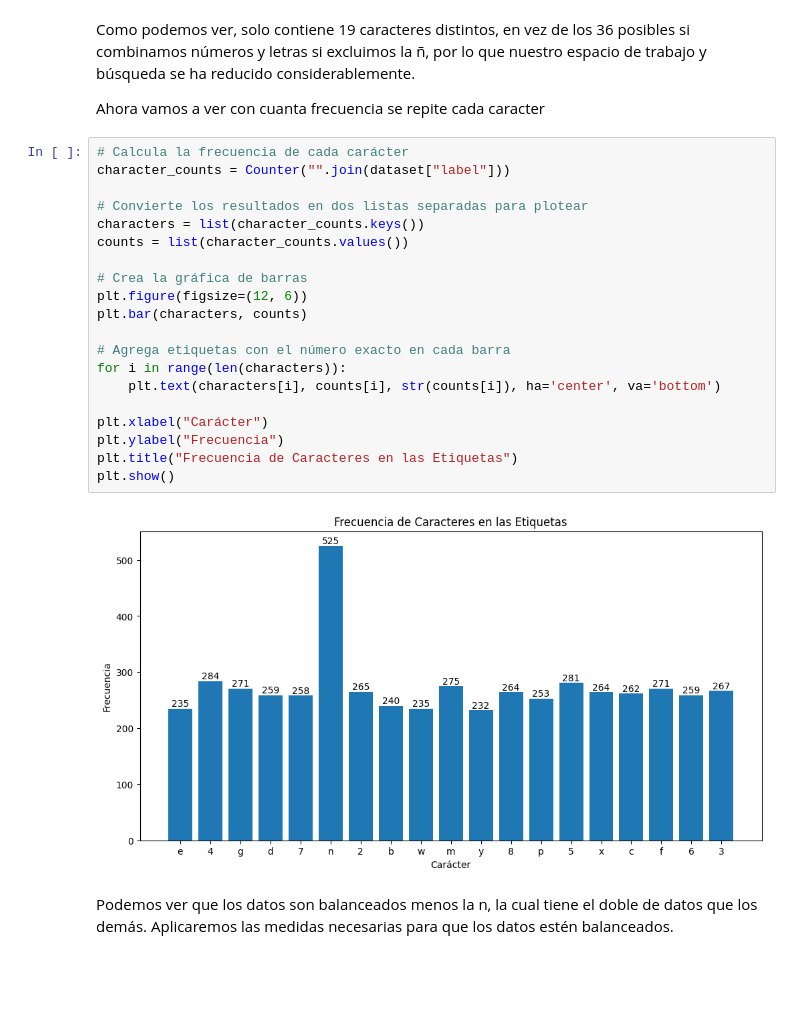
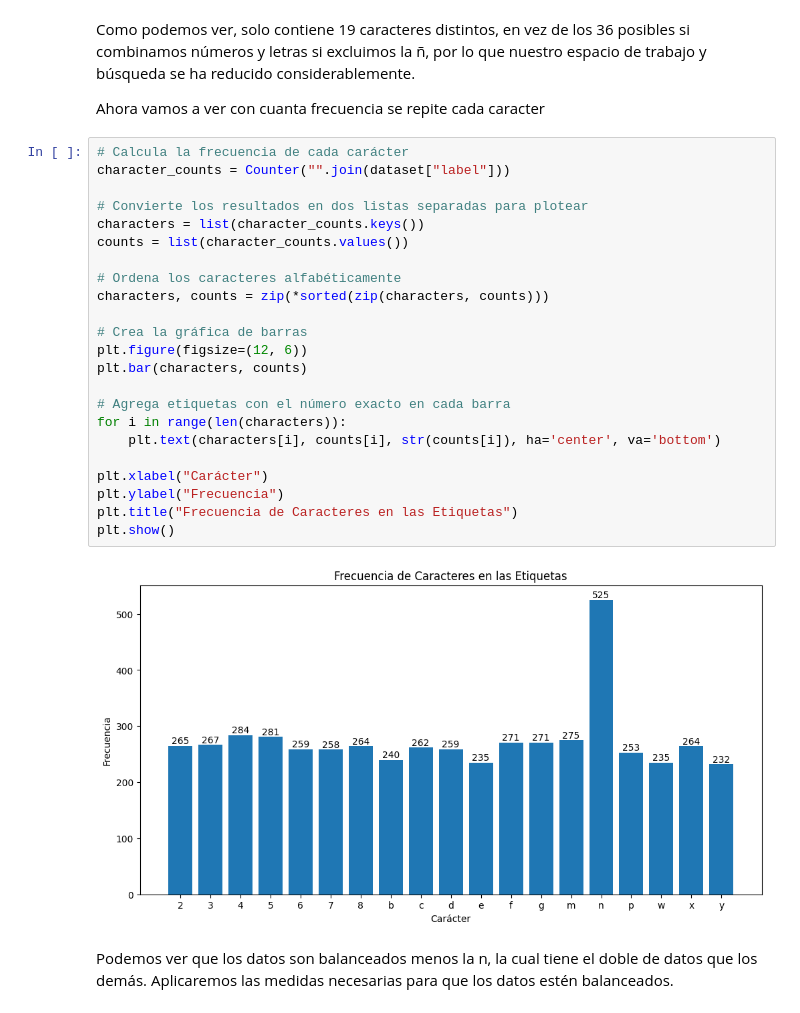
Before and after one commit to cabamarcos/Captcha_recognition, a Jupyter notebook: IAO.ipynb, the cells around one changed output. Drawn from its saved outputs; the diff is of its cells as text; blank space fills up the shorter version.

```diff
--- a/IAO.ipynb
+++ b/IAO.ipynb
@@ -113,25 +114,28 @@ Ahora vamos a ver con cuanta frecuencia se repite cada caracter
 # %%
 # Calcula la frecuencia de cada carácter
 character_counts = Counter("".join(dataset["label"]))
 
 # Convierte los resultados en dos listas separadas para plotear
 characters = list(character_counts.keys())
 counts = list(character_counts.values())
+
+# Ordena los caracteres alfabéticamente
+characters, counts = zip(*sorted(zip(characters, counts)))
 
 # Crea la gráfica de barras
 plt.figure(figsize=(12, 6))
 plt.bar(characters, counts)
 
 # Agrega etiquetas con el número exacto en cada barra
 for i in range(len(characters)):
     plt.text(characters[i], counts[i], str(counts[i]), ha='center', va='bottom')
 
 plt.xlabel("Carácter")
 plt.ylabel("Frecuencia")
 plt.title("Frecuencia de Caracteres en las Etiquetas")
 plt.show()
 # %% [output]
-[figure, old version]
+[figure, new version]
 # %% [markdown]
 Podemos ver que los datos son balanceados menos la n, la cual tiene el doble de datos que los demás. Aplicaremos las medidas necesarias para que los datos estén balanceados.
 # %% [markdown]
```
Also changed, not shown: parts of 22 cells of this notebook.
